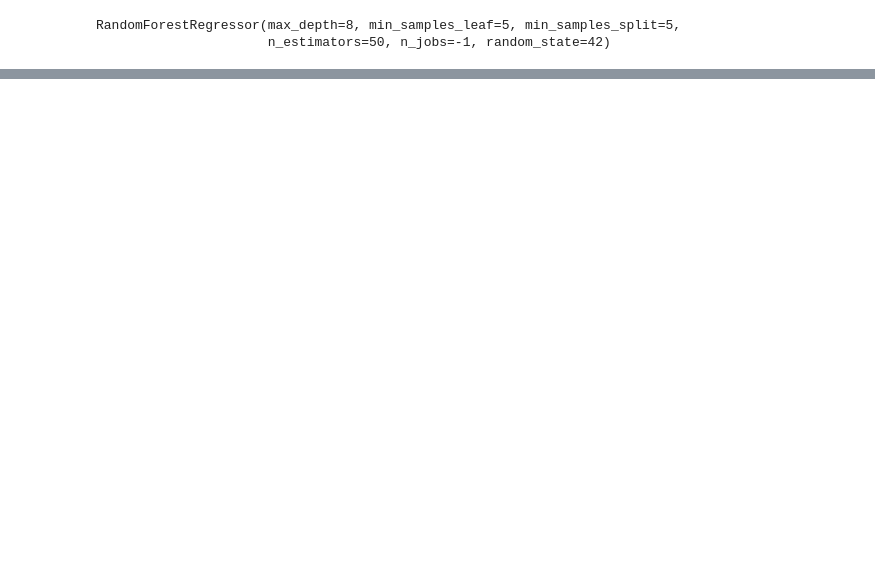
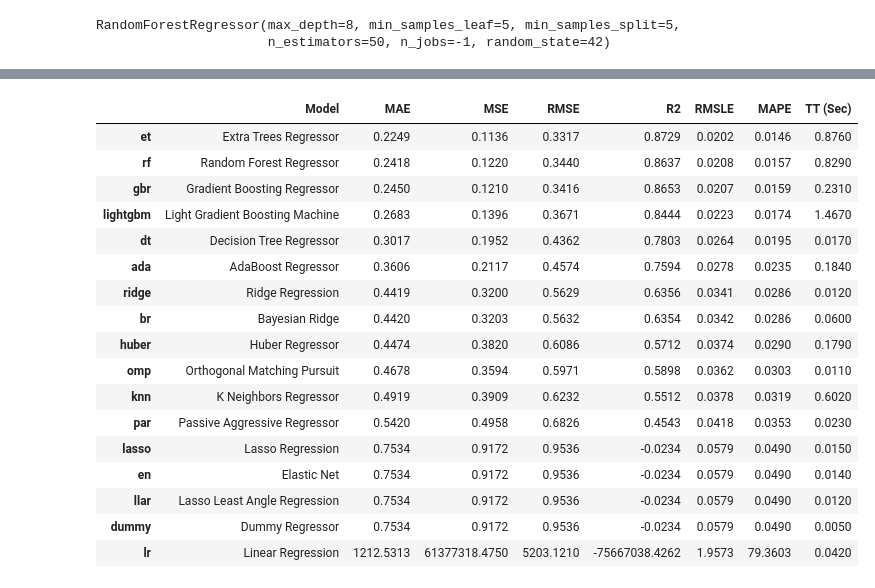
Before and after one commit to dong-hoon-lee/self_study, a Jupyter notebook: dacon/car_price_pred/car_price.ipynb, the cells around one changed output, grey strips where cells are left out. Saved outputs shown, nothing was run; the diff lists cells and outputs as text; code cells hidden in the pictures; blank space fills up the shorter version.

```diff
--- a/dacon/car_price_pred/car_price.ipynb
+++ b/dacon/car_price_pred/car_price.ipynb
@@ -461,0 +985,21 @@ submission.to_csv('submit_1.csv', index=False)
+# %%
+best = compare_models(sort='mae', n_select=5)
+# %% [output]
+|  | Model | MAE | MSE | RMSE | R2 | RMSLE | MAPE | TT (Sec) |
+| et | Extra Trees Regressor | 0.2249 | 0.1136 | 0.3317 | 0.8729 | 0.0202 | 0.0146 | 0.8760 |
+| rf | Random Forest Regressor | 0.2418 | 0.1220 | 0.3440 | 0.8637 | 0.0208 | 0.0157 | 0.8290 |
+| gbr | Gradient Boosting Regressor | 0.2450 | 0.1210 | 0.3416 | 0.8653 | 0.0207 | 0.0159 | 0.2310 |
+| lightgbm | Light Gradient Boosting Machine | 0.2683 | 0.1396 | 0.3671 | 0.8444 | 0.0223 | 0.0174 | 1.4670 |
+| dt | Decision Tree Regressor | 0.3017 | 0.1952 | 0.4362 | 0.7803 | 0.0264 | 0.0195 | 0.0170 |
+| ada | AdaBoost Regressor | 0.3606 | 0.2117 | 0.4574 | 0.7594 | 0.0278 | 0.0235 | 0.1840 |
+| ridge | Ridge Regression | 0.4419 | 0.3200 | 0.5629 | 0.6356 | 0.0341 | 0.0286 | 0.0120 |
+| br | Bayesian Ridge | 0.4420 | 0.3203 | 0.5632 | 0.6354 | 0.0342 | 0.0286 | 0.0600 |
+| huber | Huber Regressor | 0.4474 | 0.3820 | 0.6086 | 0.5712 | 0.0374 | 0.0290 | 0.1790 |
+| omp | Orthogonal Matching Pursuit | 0.4678 | 0.3594 | 0.5971 | 0.5898 | 0.0362 | 0.0303 | 0.0110 |
+| knn | K Neighbors Regressor | 0.4919 | 0.3909 | 0.6232 | 0.5512 | 0.0378 | 0.0319 | 0.6020 |
+| par | Passive Aggressive Regressor | 0.5420 | 0.4958 | 0.6826 | 0.4543 | 0.0418 | 0.0353 | 0.0230 |
+| lasso | Lasso Regression | 0.7534 | 0.9172 | 0.9536 | -0.0234 | 0.0579 | 0.0490 | 0.0150 |
+| en | Elastic Net | 0.7534 | 0.9172 | 0.9536 | -0.0234 | 0.0579 | 0.0490 | 0.0140 |
+| llar | Lasso Least Angle Regression | 0.7534 | 0.9172 | 0.9536 | -0.0234 | 0.0579 | 0.0490 | 0.0120 |
+| dummy | Dummy Regressor | 0.7534 | 0.9172 | 0.9536 | -0.0234 | 0.0579 | 0.0490 | 0.0050 |
+| lr | Linear Regression | 1212.5313 | 61377318.4750 | 5203.1210 | -75667038.4262 | 1.9573 | 79.3603 | 0.0420 |
```
Also changed, not shown: parts of 64 cells of this notebook, 1 other file.
